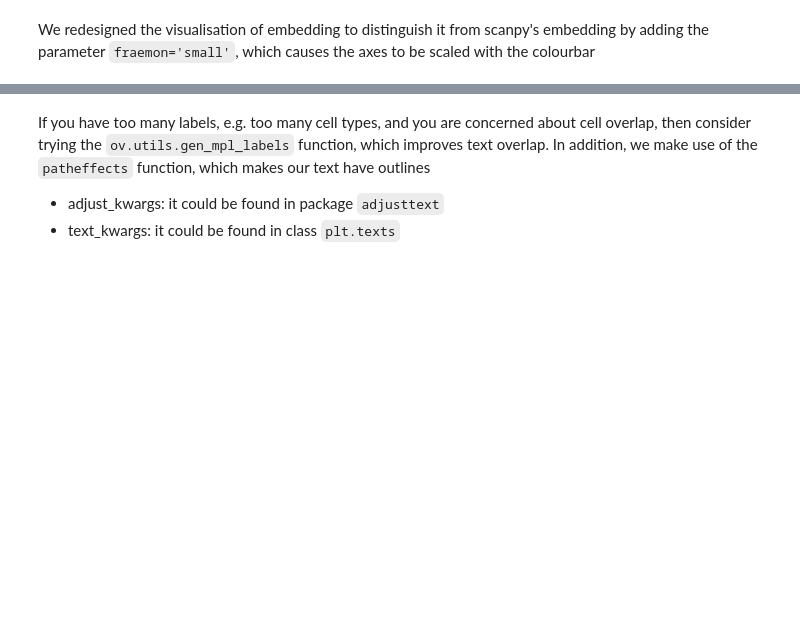
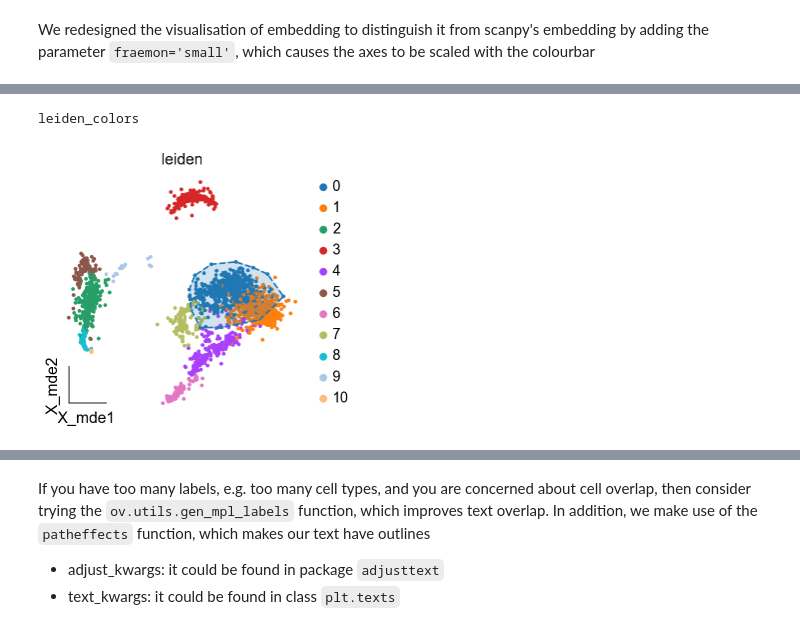
Before and after one commit to Starlitnightly/omicverse, a Jupyter notebook: omicverse_guide/docs/Tutorials-single/t_preprocess.ipynb, the cells around one changed output, grey strips where cells are left out. Saved outputs shown, nothing was run; the diff lists cells and outputs as text; code cells hidden in the pictures; blank space fills up the shorter version.

```diff
--- a/omicverse_guide/docs/Tutorials-single/t_preprocess.ipynb
+++ b/omicverse_guide/docs/Tutorials-single/t_preprocess.ipynb
@@ -272,0 +280,18 @@ ov.utils.embedding(adata,
+# %%
+fig,ax=plt.subplots( figsize = (4,4))
+
+ov.utils.embedding(adata,
+                basis='X_mde',
+                color=['leiden'],
+                frameon='small',
+                show=False,
+                ax=ax)
+
+ov.utils.plot_ConvexHull(adata,
+                basis='X_mde',
+                cluster_key='leiden',
+                hull_cluster='0',
+                ax=ax)
+# %% [output]
+leiden_colors
+[figure, added]
```
Also changed, not shown: parts of 5 cells of this notebook, 8 other files.
